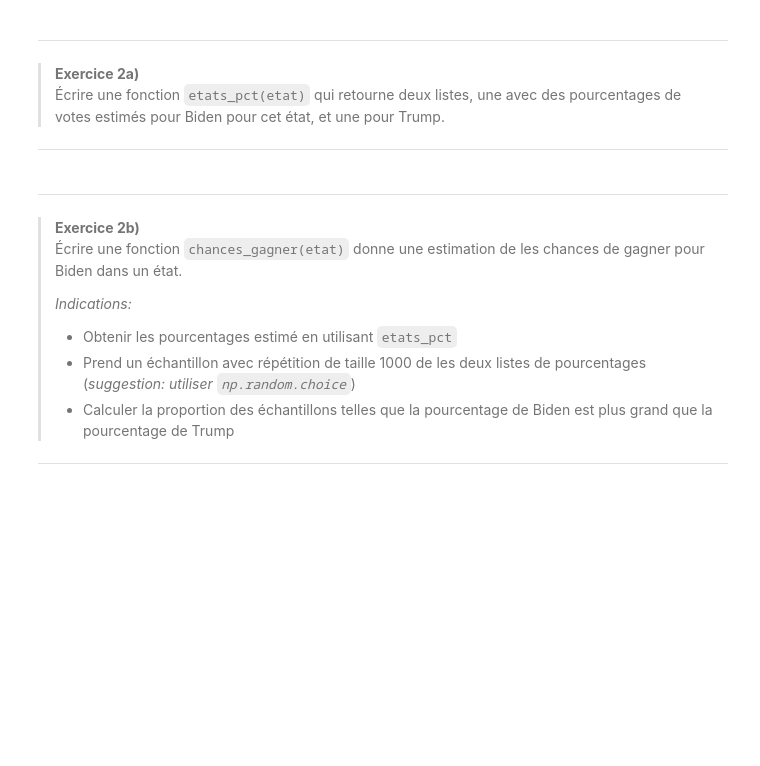
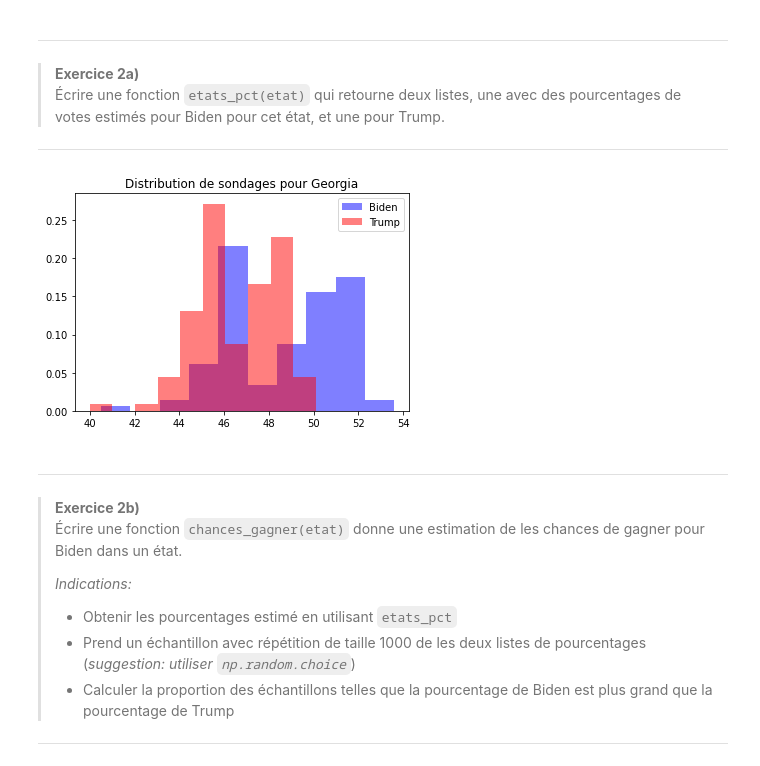
Before and after one commit to RikVoorhaar/probastat2020, a Jupyter notebook: notebooks/programmation3.ipynb, the cells around one changed output. Saved outputs shown, nothing was run; the diff lists cells and outputs as text; code cells hidden in the pictures; blank space fills up the shorter version.

```diff
--- a/notebooks/programmation3.ipynb
+++ b/notebooks/programmation3.ipynb
@@ -217,16 +260,23 @@ _____
 _____
 # %%
 def etats_pct(etat):
-    # INSÉREZ VOTRE CODE ICI
+    # BEGIN SOLUTION
+    etat_df = polls[polls['state']==etat]
+    biden = etat_df[etat_df['answer']=='Biden']
+    trump = etat_df[etat_df['answer']=='Trump']
 
+    return biden['pct'],trump['pct']
+    # END SOLUTION
 
 def plot_state(state):
     pct_biden,pct_trump = etats_pct(state)
     plt.hist(pct_biden,alpha=0.5,color='blue',density=True,label='Biden')
     plt.hist(pct_trump,alpha=0.5,color='red',density=True,label='Trump')
     plt.legend();
     plt.title(f'Distribution de sondages pour {state}')
 plot_state('Georgia')
+# %% [output]
+[figure, added]
 # %%
 # TESTS AUTOMATIQUES
 
```
Also changed, not shown: parts of 13 cells of this notebook, 3 other files.
